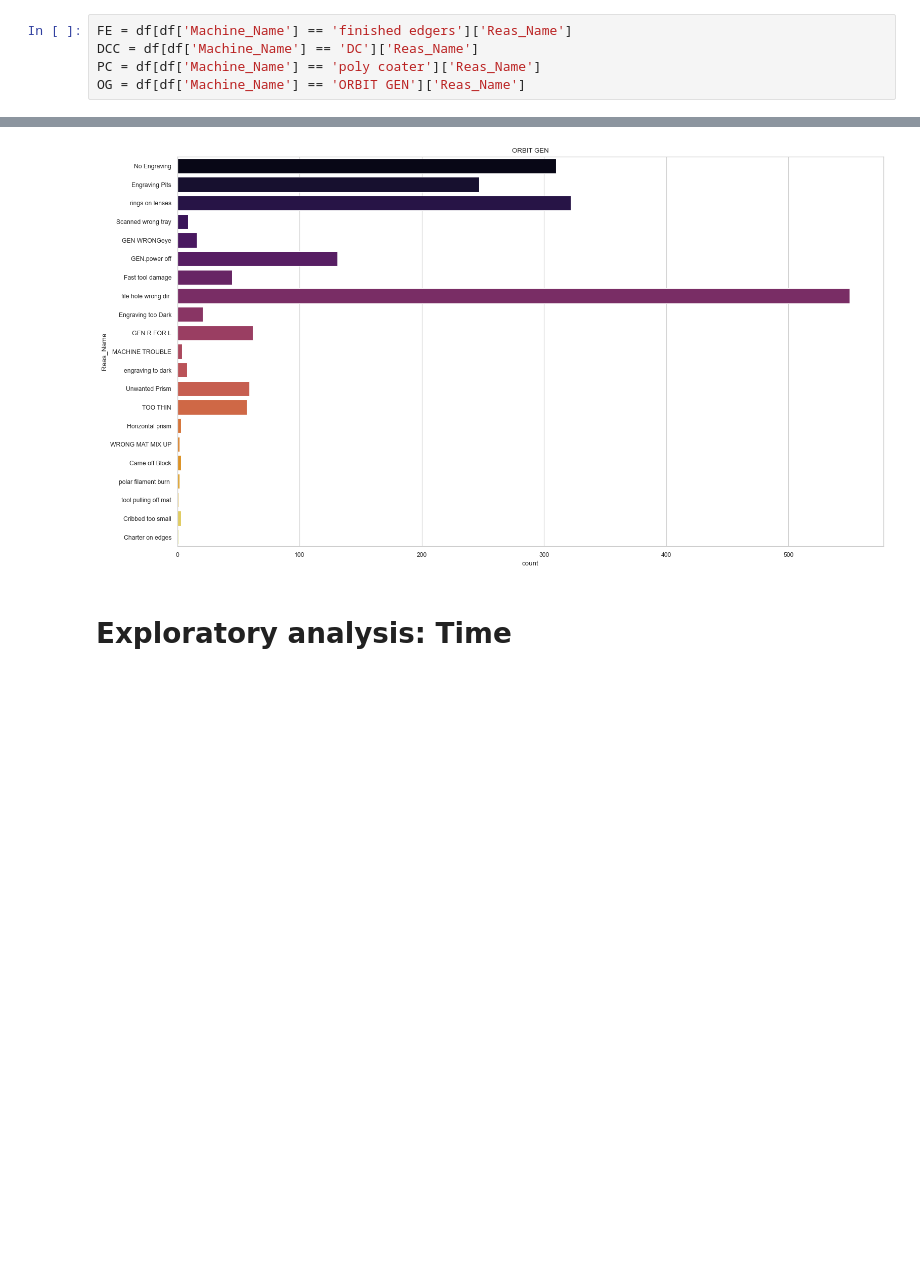
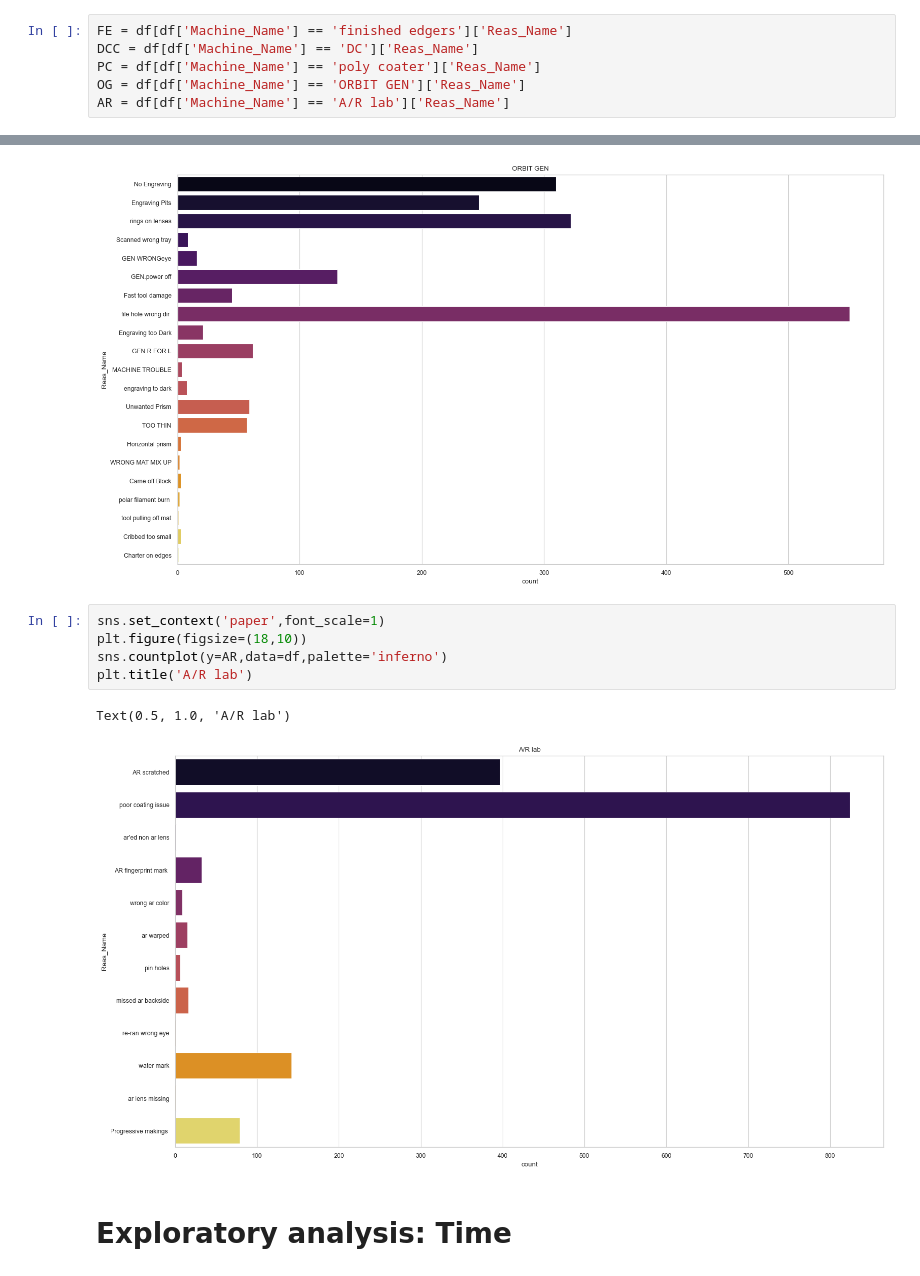
Before and after one commit to ojimenez24/Breakage2022, a Jupyter notebook: Data Science Project - Breakages EA.ipynb, the cells around one changed output, grey strips where cells are left out. Saved outputs shown, nothing was run; the diff lists cells and outputs as text; blank space fills up the shorter version.

```diff
--- a/Data Science Project - Breakages EA.ipynb
+++ b/Data Science Project - Breakages EA.ipynb
@@ -213,5 +213,6 @@
 PC = df[df['Machine_Name'] == 'poly coater']['Reas_Name']
 OG = df[df['Machine_Name'] == 'ORBIT GEN']['Reas_Name']
+AR = df[df['Machine_Name'] == 'A/R lab']['Reas_Name']
 # %% [markdown]
 **We plot each of the newly created variables.**
 # %%
@@ -246,6 +247,14 @@ plt.title('ORBIT GEN')
 # %% [output]
 Text(0.5, 1.0, 'ORBIT GEN')
 [figure]
+# %%
+sns.set_context('paper',font_scale=1)
+plt.figure(figsize=(18,10))
+sns.countplot(y=AR,data=df,palette='inferno')
+plt.title('A/R lab')
+# %% [output]
+Text(0.5, 1.0, 'A/R lab')
+[figure, added]
 # %% [markdown]
 # **Exploratory analysis: Time**
 # %% [markdown]
```
Also changed, not shown: parts of 7 cells of this notebook.
